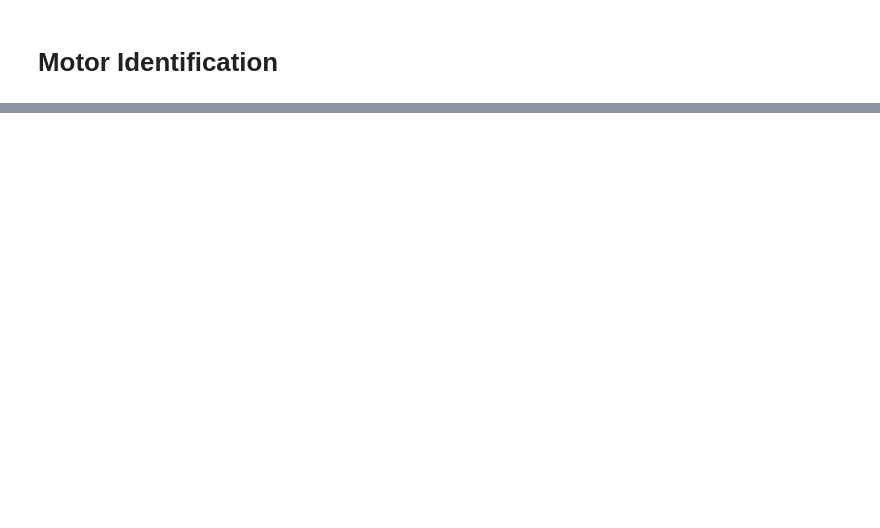
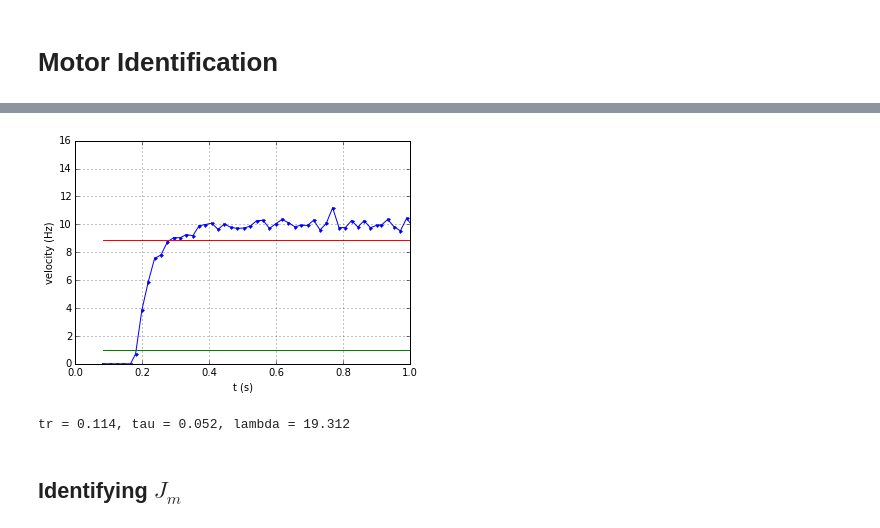
Before and after one commit to mcdeoliveira/pyctrl, a Jupyter notebook: python/notebook/IdentifyMotor.ipynb, the cells around one changed output, grey strips where cells are left out. Saved outputs shown, nothing was run; the diff lists cells and outputs as text; code cells hidden in the pictures; blank space fills up the shorter version.

Commit message:
Added notebook to identify motor parameters

```diff
--- a/python/notebook/IdentifyMotor.ipynb
+++ b/python/notebook/IdentifyMotor.ipynb
@@ -342,0 +129,19 @@ display(w)
+# %%
+plt.plot(t, velocity, '.-',
+         np.array([t[0],t[-1]]), np.array(2*[0.1*vmean]), '-',
+         np.array([t[0],t[-1]]), np.array(2*[0.9*vmean]), '-')
+plt.xlim(0,1)
+plt.xlabel('t (s)')
+plt.ylabel('velocity (Hz)')
+plt.grid()
+# %% [output]
+[figure, added]
+# %%
+tr = t[np.where(velocity >= 0.9*vmean)][1] - t[np.where(velocity >= 0.1*vmean)][0]
+tau = tr / 2.2
+lamb = 1/tau
+print('tr = {:5.3f}, tau = {:5.3f}, lambda = {:5.3f}'.format(tr, tau, lamb))
+# %% [output]
+tr = 0.114, tau = 0.052, lambda = 19.312
+# %% [markdown]
+## Identifying $J_m$
```
Also changed, not shown: parts of 57 cells of this notebook, 1 other file.
